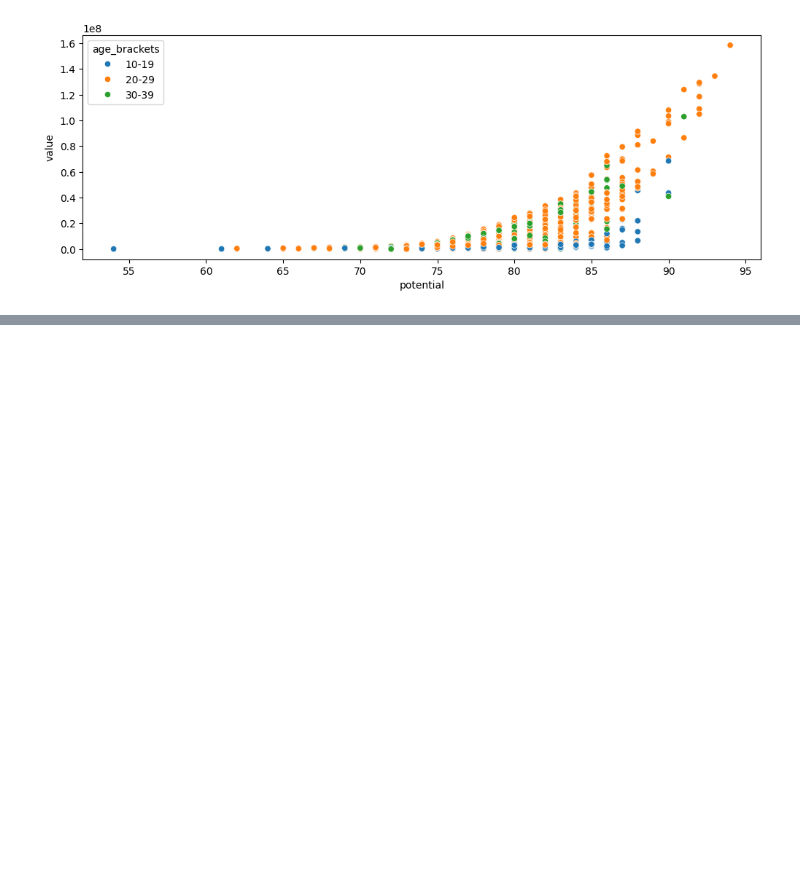
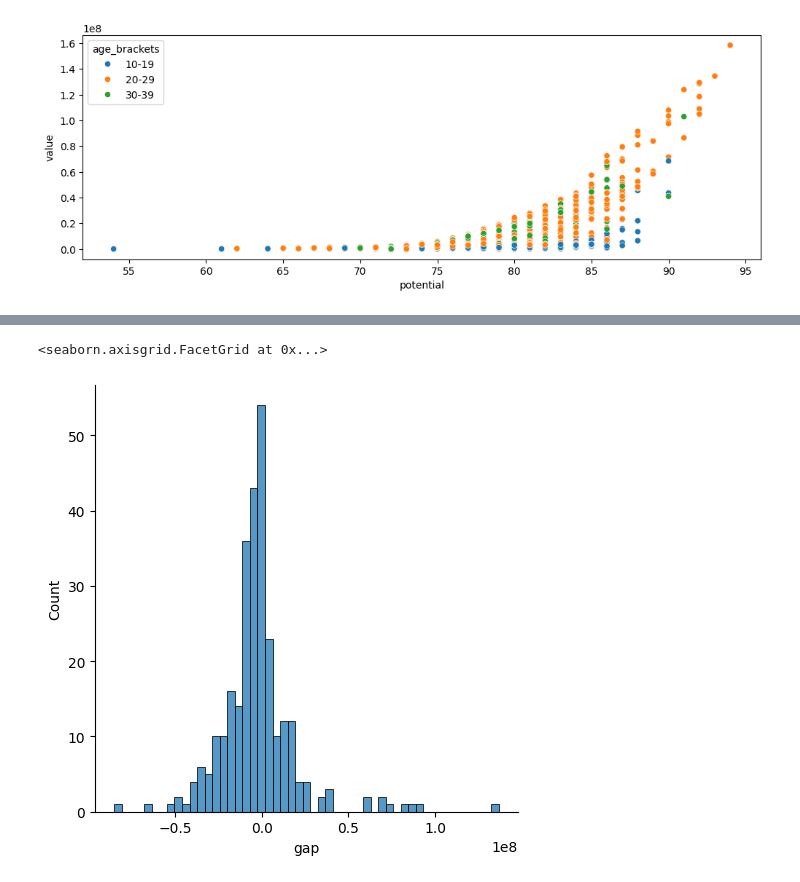
Before and after one commit to sasotomayorb/player-performance-prediction, a Jupyter notebook: main.ipynb, the cells around one changed output, grey strips where cells are left out. Saved outputs shown, nothing was run; the diff lists cells and outputs as text; code cells hidden in the pictures; blank space fills up the shorter version.

```diff
--- a/main.ipynb
+++ b/main.ipynb
@@ -300,0 +352,17 @@ sns.scatterplot(data=df_midfielders, x='potential', y='value', hue='age_brackets
+# %%
+from sklearn.model_selection import GridSearchCV
+
+param_grid = {
+    'n_estimators': [100, 200, 300],
+    'max_depth': [10, 20],
+}
+
+rf_model = RandomForestRegressor(random_state=42)
+grid_search = GridSearchCV(estimator=rf_model, param_grid=param_grid, cv=5, scoring='neg_mean_squared_error')
+grid_search.fit(X_train, y_train)
+
+best_params = grid_search.best_params_
+best_estimator = grid_search.best_estimator_
+
+print("Best Parameters:", best_params)
+print("Best Estimator:", best_estimator)
@@ -300,0 +386,5 @@ sns.scatterplot(data=df_midfielders, x='potential', y='value', hue='age_brackets
+# %%
+y_pred_best = best_estimator.predict(X_test)
+rmse_best = np.sqrt(mean_squared_error(y_test, y_pred_best))
+
+print(f'RMSE of best model: {rmse_best}')
@@ -300,0 +402,3 @@ sns.scatterplot(data=df_midfielders, x='potential', y='value', hue='age_brackets
+# %%
+data_for_prediction = df.loc[X_test.index]
+data_for_prediction.head()
@@ -300,0 +412,4 @@ sns.scatterplot(data=df_midfielders, x='potential', y='value', hue='age_brackets
+# %%
+data_for_prediction['predicted_value'] = y_pred_best.astype(int)
+data_for_prediction['gap'] = data_for_prediction['predicted_value'] - data_for_prediction['value']
+data_for_prediction[['player_name', 'best_overall', 'potential', 'value', 'predicted_value', 'gap']]
@@ -300,0 +430,5 @@ sns.scatterplot(data=df_midfielders, x='potential', y='value', hue='age_brackets
+# %%
+sns.displot(data_for_prediction.gap)
+# %% [output]
+<seaborn.axisgrid.FacetGrid at 0x...>
+[figure, added]
```
Also changed, not shown: parts of 17 cells of this notebook.
